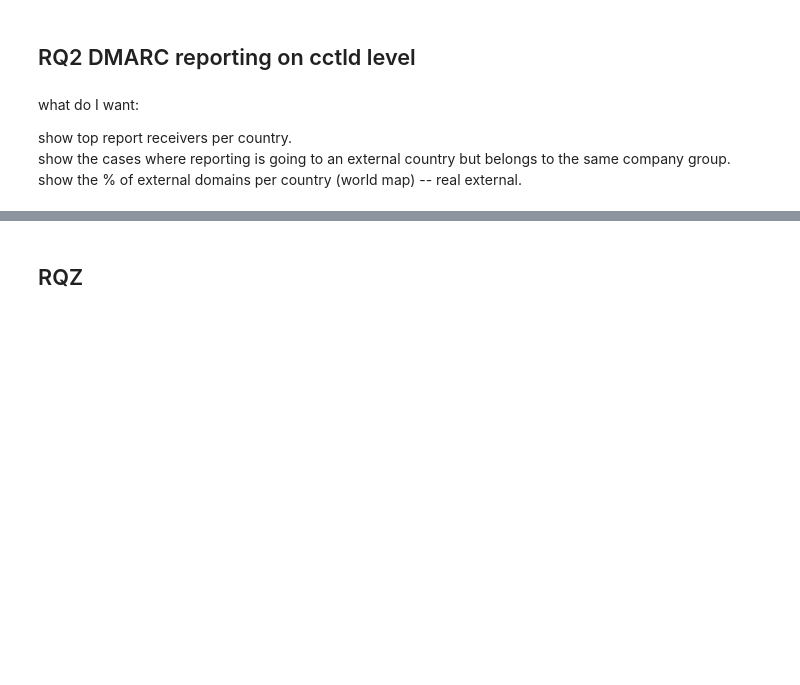
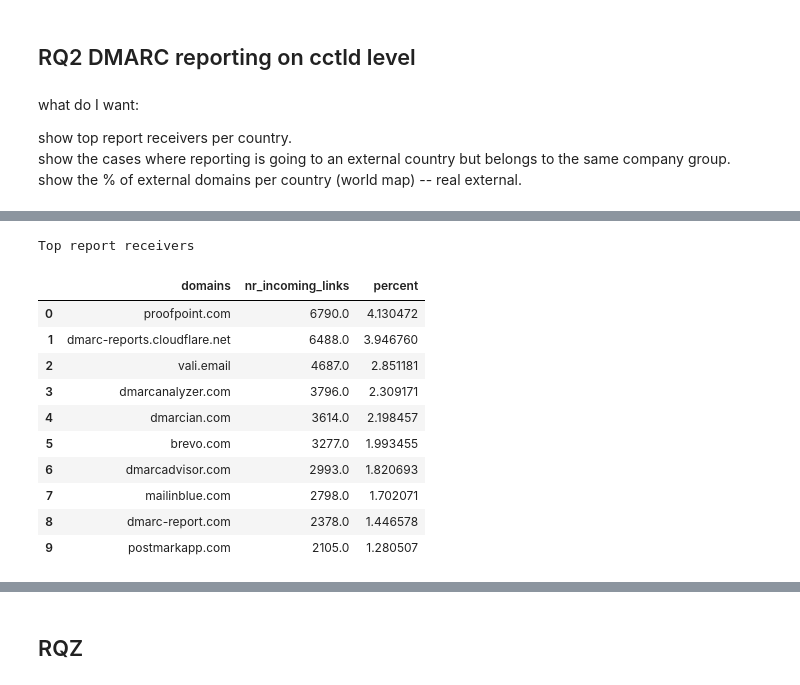
Before and after one commit to internettransparency/dmarc-cctld-research, a Jupyter notebook: notebooks/process-results.ipynb, the cells around one changed output, grey strips where cells are left out. Cells and saved outputs as stored; diff of their text form; code cells hidden in the pictures; blank space fills up the shorter version.

```diff
--- a/notebooks/process-results.ipynb
+++ b/notebooks/process-results.ipynb
@@ -1442,0 +1467,18 @@ cctld_dmarc_pdf
+# %%
+print("Top report receivers")
+all_domains = len(cctld_dmarc_pdf)
+indegree_pdf["percent"] = indegree_pdf["nr_incoming_links"] / all_domains * 100
+display(indegree_pdf)
+# %% [output]
+Top report receivers
+|  | domains | nr_incoming_links | percent |
+| 0 | proofpoint.com | 6790.0 | 4.130472 |
+| 1 | dmarc-reports.cloudflare.net | 6488.0 | 3.946760 |
+| 2 | vali.email | 4687.0 | 2.851181 |
+| 3 | dmarcanalyzer.com | 3796.0 | 2.309171 |
+| 4 | dmarcian.com | 3614.0 | 2.198457 |
+| 5 | brevo.com | 3277.0 | 1.993455 |
+| 6 | dmarcadvisor.com | 2993.0 | 1.820693 |
+| 7 | mailinblue.com | 2798.0 | 1.702071 |
+| 8 | dmarc-report.com | 2378.0 | 1.446578 |
+| 9 | postmarkapp.com | 2105.0 | 1.280507 |
```
Also changed, not shown: parts of 10 cells of this notebook.
